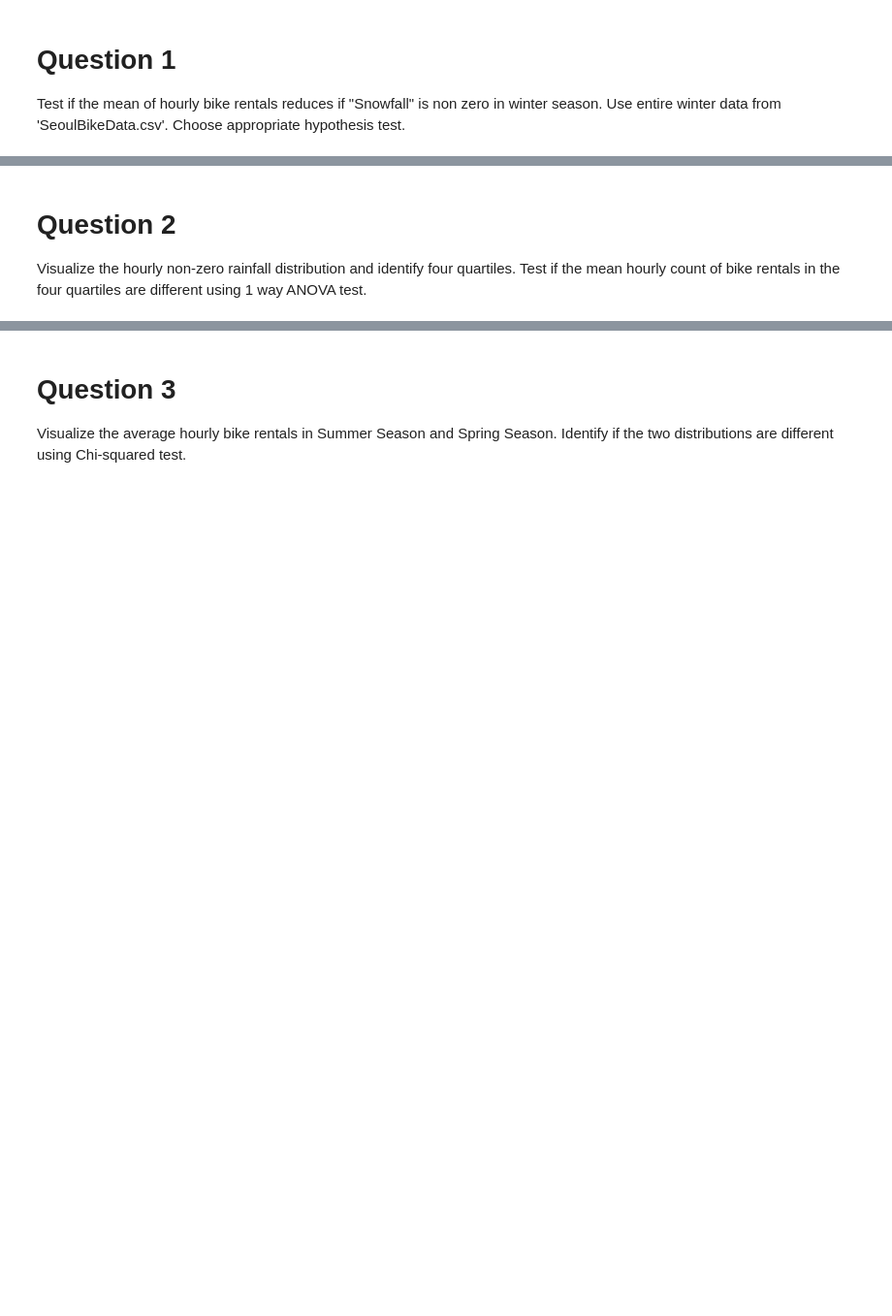
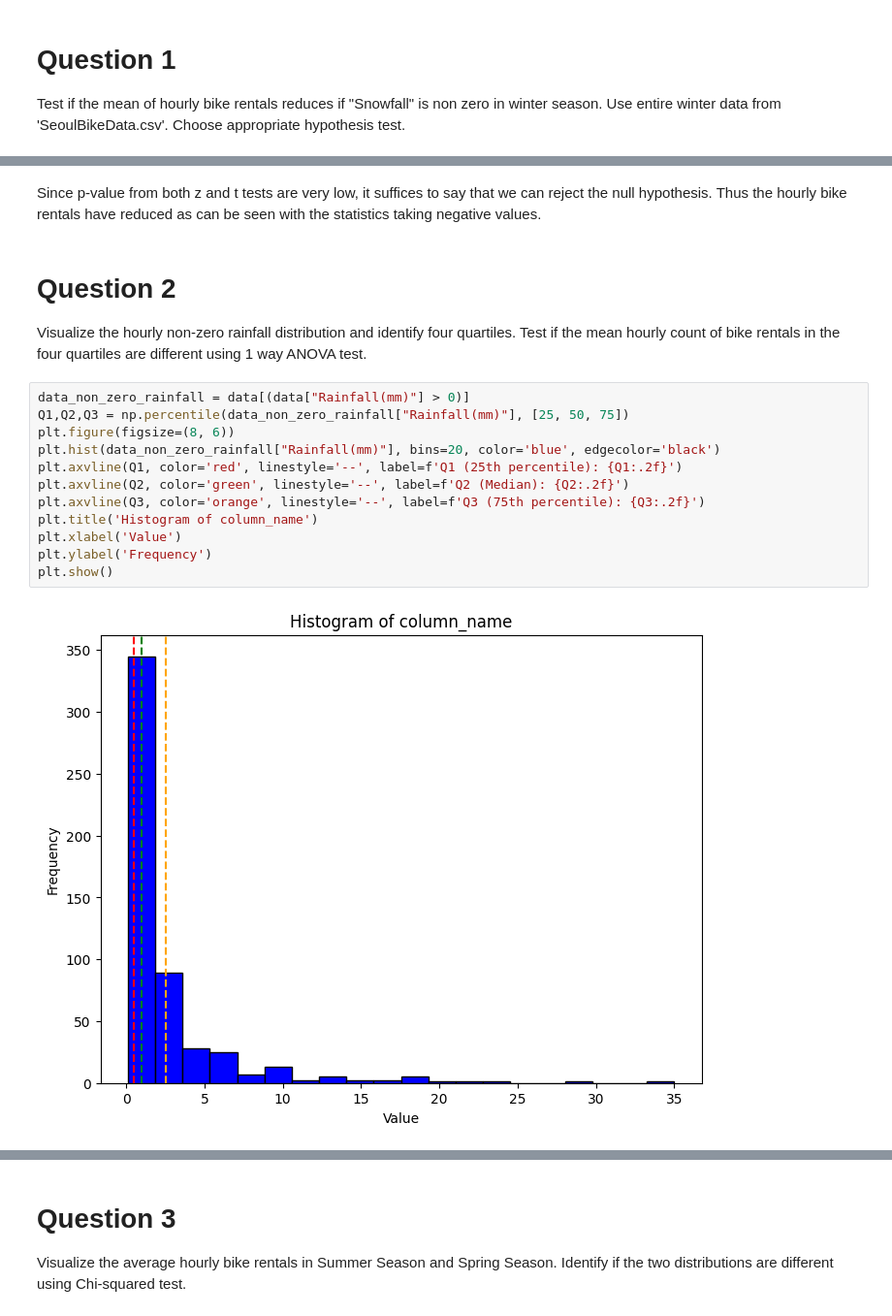
Before and after one commit to blackscreen-whitetext/AIDS, a Jupyter notebook: UMC301_Assignment_1a.ipynb, the cells around one changed output, grey strips where cells are left out. Shown: that part at 97% size. Cells and saved outputs as stored; diff of their text form; blank space fills up the shorter version.

```diff
--- a/UMC301_Assignment_1a.ipynb
+++ b/UMC301_Assignment_1a.ipynb
@@ -23,4 +59,20 @@ Test if the mean of hourly bike rentals reduces if "Snowfall" is non zero in win
+# %% [markdown]
+Since p-value from both z and t tests are very low, it suffices to say that we can reject the null hypothesis. Thus the hourly bike rentals have reduced as can be seen with the statistics taking negative values.
 # %% [markdown]
 # Question 2
 
 Visualize the hourly non-zero rainfall distribution and identify four quartiles. Test if the mean hourly count of bike rentals in the four quartiles are different using 1 way ANOVA test.
+# %%
+data_non_zero_rainfall = data[(data["Rainfall(mm)"] > 0)]
+Q1,Q2,Q3 = np.percentile(data_non_zero_rainfall["Rainfall(mm)"], [25, 50, 75])
+plt.figure(figsize=(8, 6))
+plt.hist(data_non_zero_rainfall["Rainfall(mm)"], bins=20, color='blue', edgecolor='black')
+plt.axvline(Q1, color='red', linestyle='--', label=f'Q1 (25th percentile): {Q1:.2f}')
+plt.axvline(Q2, color='green', linestyle='--', label=f'Q2 (Median): {Q2:.2f}')
+plt.axvline(Q3, color='orange', linestyle='--', label=f'Q3 (75th percentile): {Q3:.2f}')
+plt.title('Histogram of column_name')
+plt.xlabel('Value')
+plt.ylabel('Frequency')
+plt.show()
+# %% [output]
+[figure, added]
```
Also changed, not shown: parts of 6 cells of this notebook.
